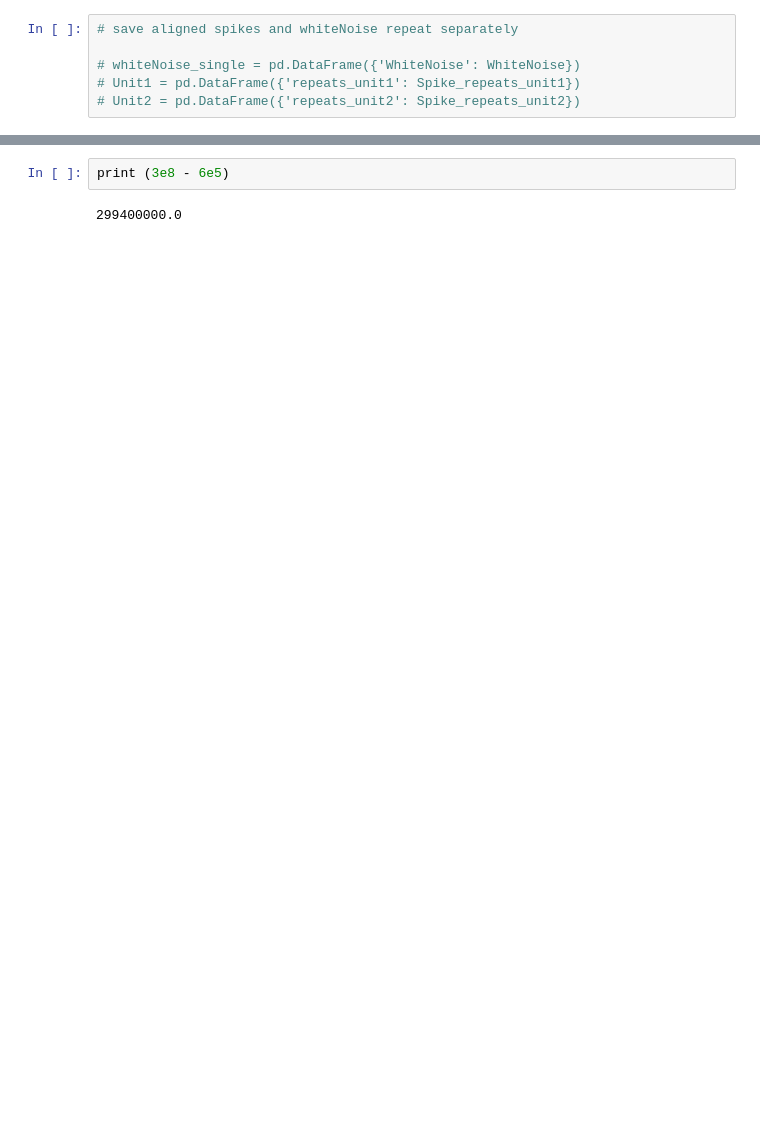
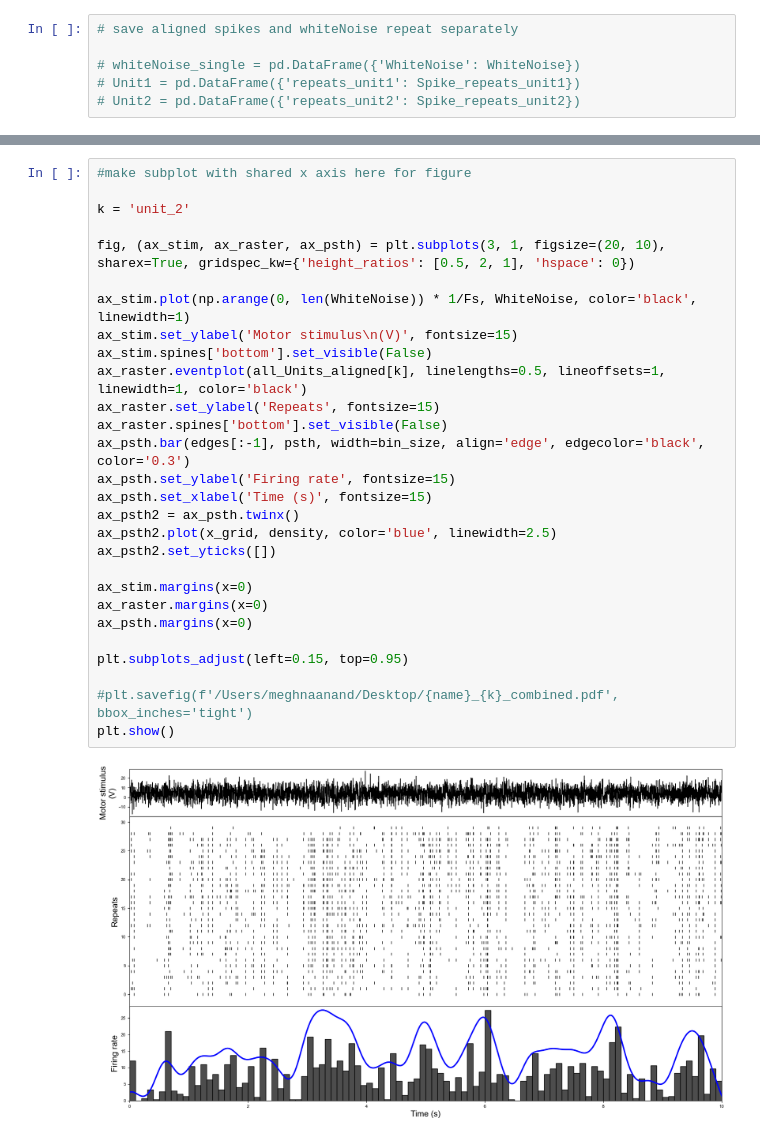
Before and after one commit to MeghnaAnand5/PiliferEphysAnalysis, a Jupyter notebook: 2_CreateRaster.ipynb, the cells around one changed output, grey strips where cells are left out. Cells and saved outputs as stored; diff of their text form; blank space fills up the shorter version.

```diff
--- a/2_CreateRaster.ipynb
+++ b/2_CreateRaster.ipynb
@@ -195,6 +193,32 @@ full_data_df.to_csv(save_path, index=False)
 # %% [output]
 [figure]
-# %%
-print (3e8 - 6e5)
-# %% [output]
-299400000.0
+# %%
+#make subplot with shared x axis here for figure
+
+k = 'unit_2'
+
+fig, (ax_stim, ax_raster, ax_psth) = plt.subplots(3, 1, figsize=(20, 10), sharex=True, gridspec_kw={'height_ratios': [0.5, 2, 1], 'hspace': 0})
+
+ax_stim.plot(np.arange(0, len(WhiteNoise)) * 1/Fs, WhiteNoise, color='black', linewidth=1)
+ax_stim.set_ylabel('Motor stimulus\n(V)', fontsize=15)
+ax_stim.spines['bottom'].set_visible(False)
+ax_raster.eventplot(all_Units_aligned[k], linelengths=0.5, lineoffsets=1, linewidth=1, color='black')
+ax_raster.set_ylabel('Repeats', fontsize=15)
+ax_raster.spines['bottom'].set_visible(False)
+ax_psth.bar(edges[:-1], psth, width=bin_size, align='edge', edgecolor='black', color='0.3')
+ax_psth.set_ylabel('Firing rate', fontsize=15)
+ax_psth.set_xlabel('Time (s)', fontsize=15)
+ax_psth2 = ax_psth.twinx()
+ax_psth2.plot(x_grid, density, color='blue', linewidth=2.5)
+ax_psth2.set_yticks([])
+
+ax_stim.margins(x=0)
+ax_raster.margins(x=0)
+ax_psth.margins(x=0)
+
+plt.subplots_adjust(left=0.15, top=0.95)
+
+#plt.savefig(f'/Users/meghnaanand/Desktop/{name}_{k}_combined.pdf', bbox_inches='tight')
+plt.show()
+# %% [output]
+[figure, added]
```
Also changed, not shown: parts of 2 cells of this notebook.
